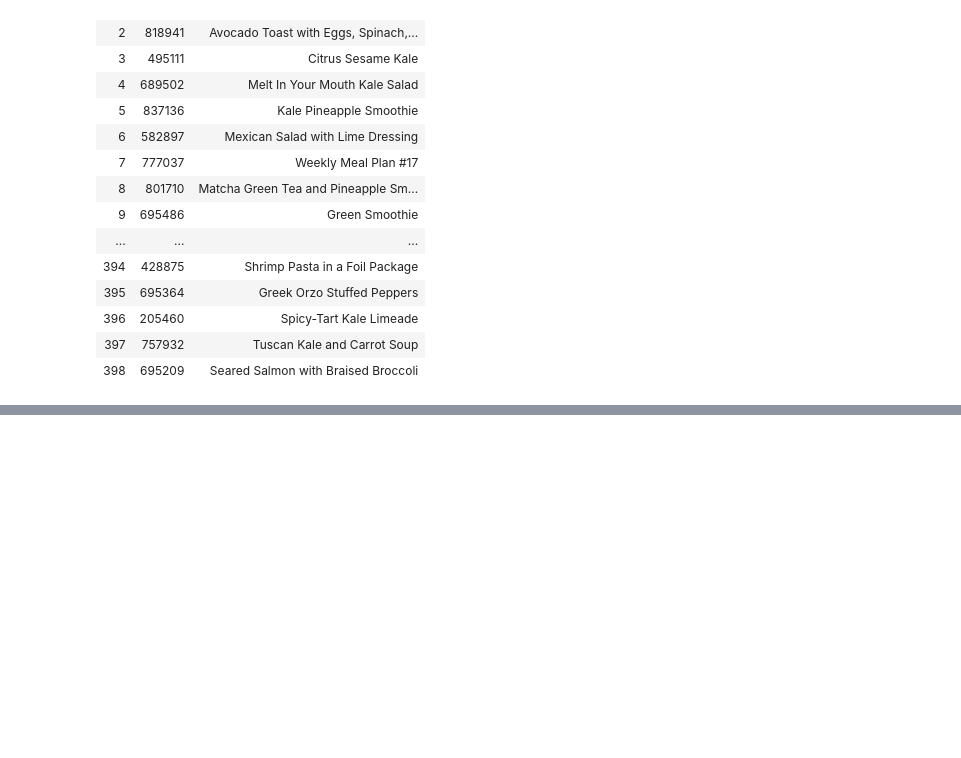
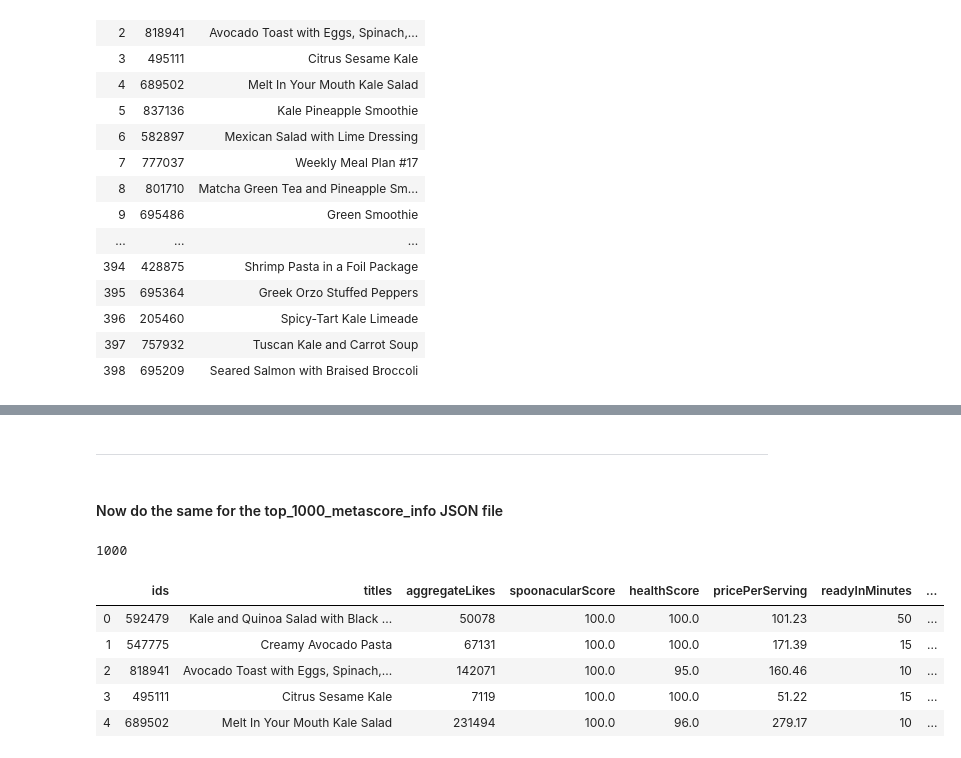
Before and after one commit to alexwcheng/recipe-webpage-ads, a Jupyter notebook: Jupyter_Notebooks/Data Cleaning.ipynb, the cells around one changed output, grey strips where cells are left out. Saved outputs shown, nothing was run; the diff lists cells and outputs as text; code cells hidden in the pictures; blank space fills up the shorter version.

```diff
--- a/Jupyter_Notebooks/Data Cleaning.ipynb
+++ b/Jupyter_Notebooks/Data Cleaning.ipynb
@@ -269,0 +551,6 @@ df_3a
+# %%
+#Test to make sure recipes in dataframe correspond to .json call order.
+#Looks like the data is in order! Yay!
+
+for x in list(range(0,5)):
+    display(info[0][x]['title'])
@@ -269,0 +566,17 @@ df_3a
+# %% [markdown]
+___
+# %% [markdown]
+#### Now do the same for the top_1000_metascore_info JSON file
+# %%
+numbers_1 = list(range(0,10))
+numbers_2 = list(range(0,100))
+numbers_3 = list(range(0,8))
+# %%
+calories = []
+fat = []
+saturated_fat = []
+carbs = []
+sugar = []
+cholesterol = []
+sodium = []
+protein = []
@@ -269,0 +615,16 @@ df_3a
+# %%
+ids = []
+titles = []
+aggregateLikes = []
+spoonacularScore = []
+healthScore = []
+pricePerServing = []
+readyInMinutes = []
+servings = []
+weightWatcherSmartPoints = []
+veryHealthy = []
+vegetarian = []
+vegan = []
+glutenFree = []
+dairyFree = []
+whole30 = []
@@ -269,0 +742,12 @@ df_3a
+# %%
+#should be 1000 rows
+print(len(info_df))
+info_m_df.head()
+# %% [output]
+1000
+|  | ids | titles | aggregateLikes | spoonacularScore | healthScore | pricePerServing | readyInMinutes | ... |
+| 0 | 592479 | Kale and Quinoa Salad with Black ... | 50078 | 100.0 | 100.0 | 101.23 | 50 | ... |
+| 1 | 547775 | Creamy Avocado Pasta | 67131 | 100.0 | 100.0 | 171.39 | 15 | ... |
+| 2 | 818941 | Avocado Toast with Eggs, Spinach,... | 142071 | 100.0 | 95.0 | 160.46 | 10 | ... |
+| 3 | 495111 | Citrus Sesame Kale | 7119 | 100.0 | 100.0 | 51.22 | 15 | ... |
+| 4 | 689502 | Melt In Your Mouth Kale Salad | 231494 | 100.0 | 96.0 | 279.17 | 10 | ... |
```
Also changed, not shown: parts of 25 cells of this notebook, 2 other files.
